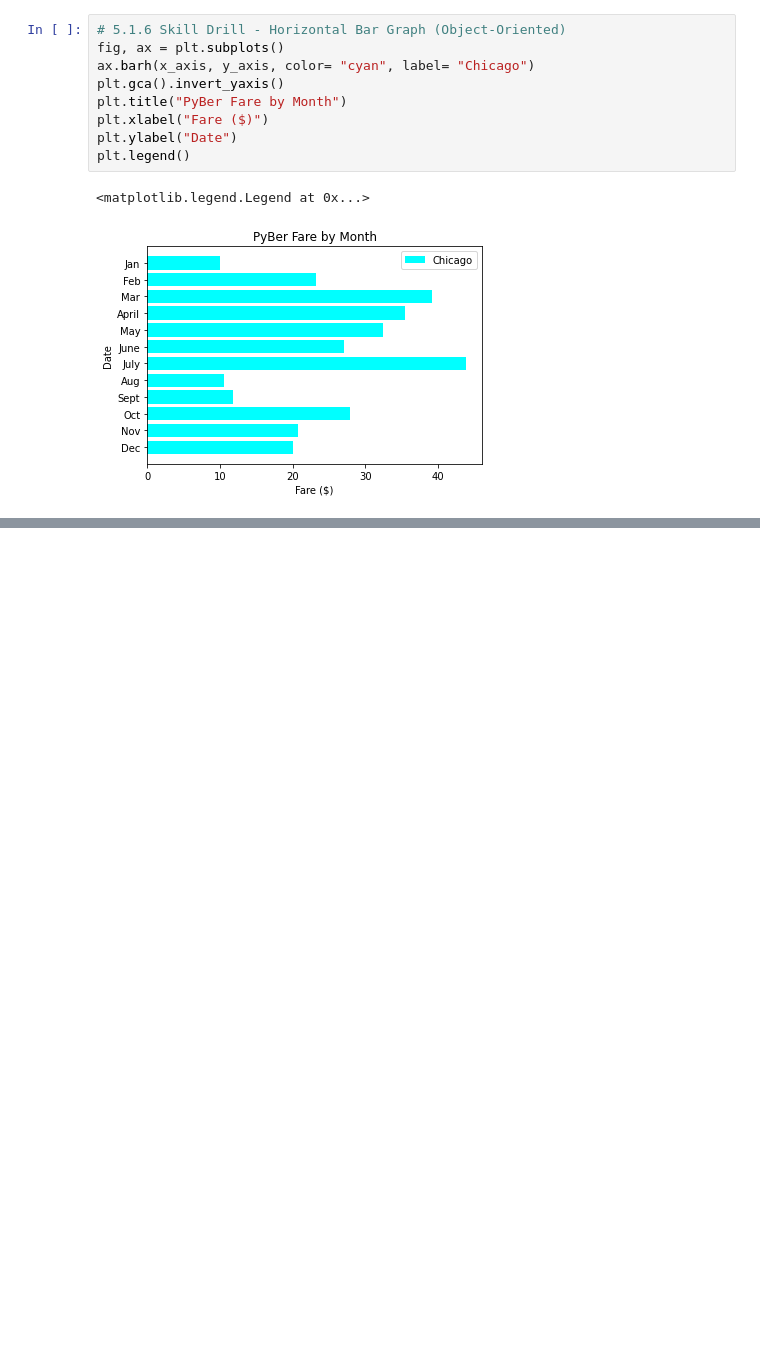
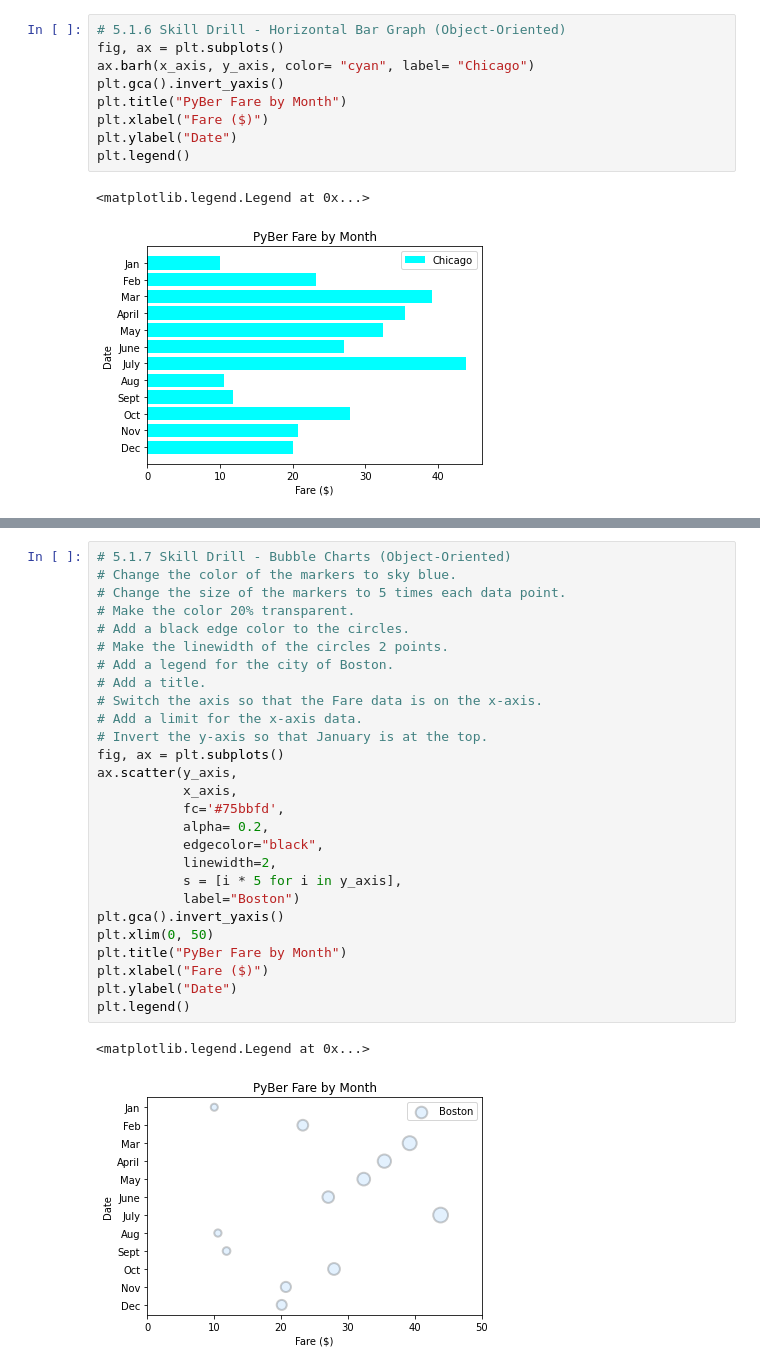
Before and after one commit to lawnshogan/PyBer_Analysis, a Jupyter notebook: Shawn_Practice/Skill_Drills.ipynb, the cells around one changed output, grey strips where cells are left out. Drawn from its saved outputs; the diff is of its cells as text; blank space fills up the shorter version.

```diff
--- a/Shawn_Practice/Skill_Drills.ipynb
+++ b/Shawn_Practice/Skill_Drills.ipynb
@@ -60,0 +76,30 @@ plt.scatter(x_axis, y_axis)
+# %%
+# 5.1.7 Skill Drill - Bubble Charts (Object-Oriented)
+# Change the color of the markers to sky blue.
+# Change the size of the markers to 5 times each data point.
+# Make the color 20% transparent.
+# Add a black edge color to the circles.
+# Make the linewidth of the circles 2 points.
+# Add a legend for the city of Boston.
+# Add a title.
+# Switch the axis so that the Fare data is on the x-axis.
+# Add a limit for the x-axis data.
+# Invert the y-axis so that January is at the top.
+fig, ax = plt.subplots()
+ax.scatter(y_axis,
+           x_axis,
+           fc='#75bbfd',
+           alpha= 0.2,
+           edgecolor="black",
+           linewidth=2,
+           s = [i * 5 for i in y_axis],
+           label="Boston")
+plt.gca().invert_yaxis()
+plt.xlim(0, 50)
+plt.title("PyBer Fare by Month")
+plt.xlabel("Fare ($)")
+plt.ylabel("Date")
+plt.legend()
+# %% [output]
+<matplotlib.legend.Legend at 0x...>
+[figure, added]
```
Also changed, not shown: parts of 4 cells of this notebook.
